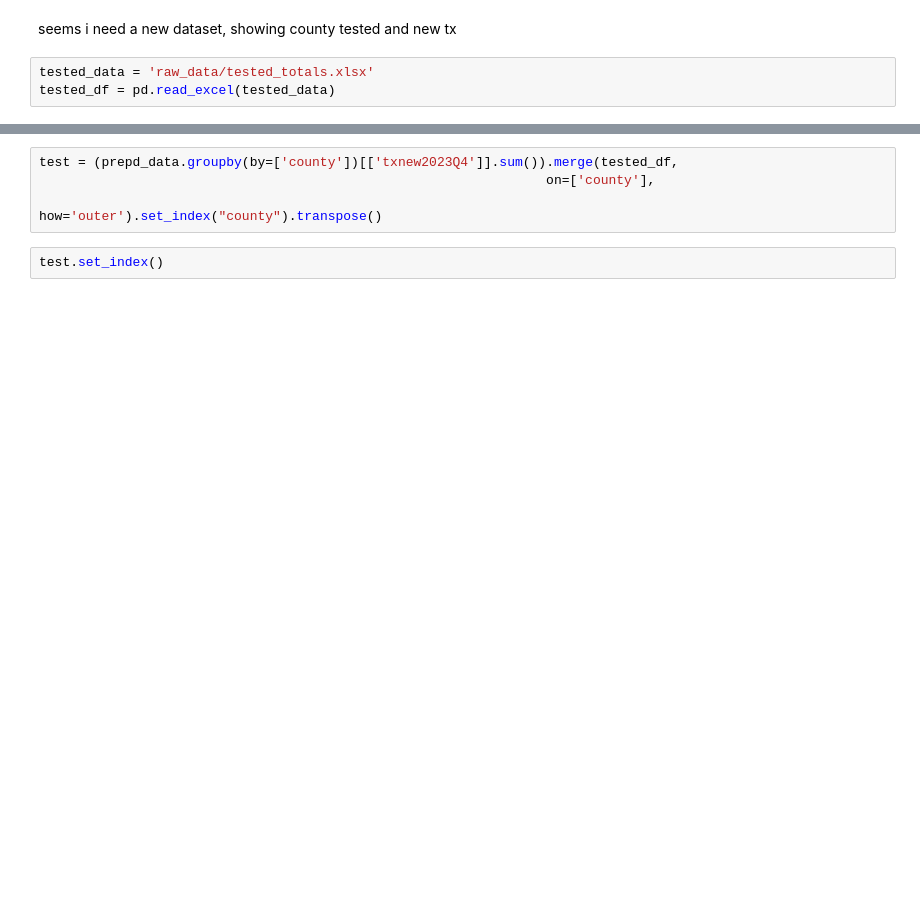
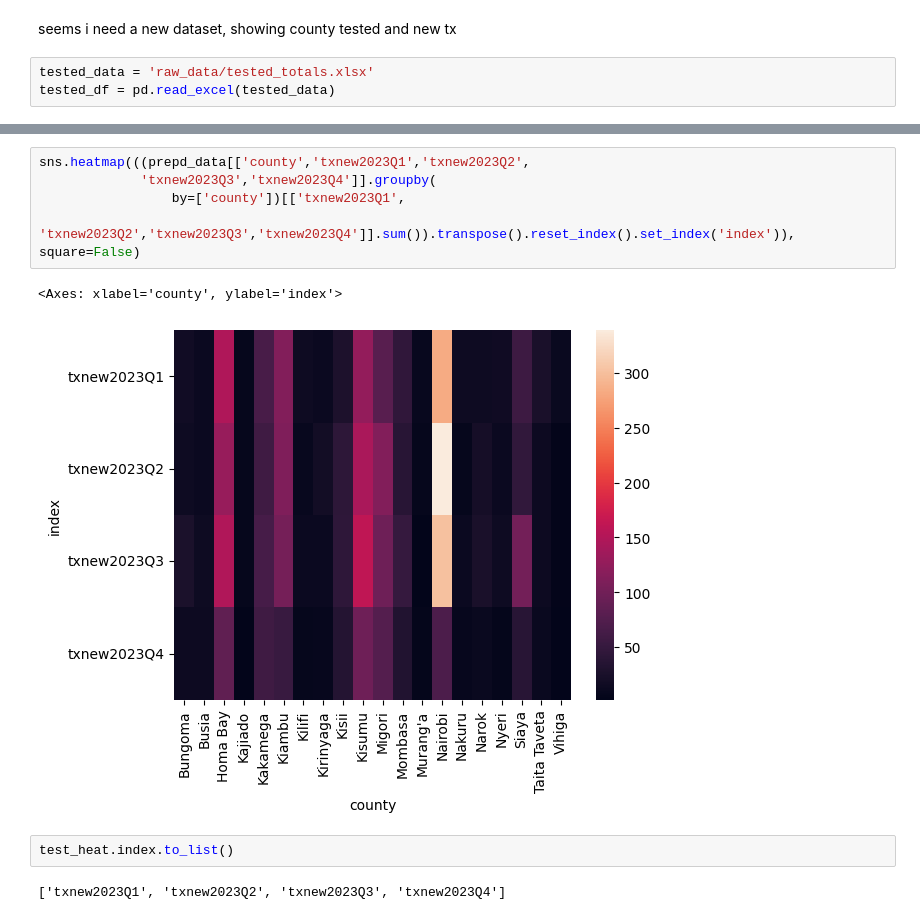
Before and after one commit to WayneNyariroh/wynlb.kccbs_sites_map, a Jupyter notebook: data_prep_cleaning_eda.ipynb, the cells around one changed output, grey strips where cells are left out. Saved outputs shown, nothing was run; the diff lists cells and outputs as text; blank space fills up the shorter version.

```diff
--- a/data_prep_cleaning_eda.ipynb
+++ b/data_prep_cleaning_eda.ipynb
@@ -355,6 +609,12 @@ txnewq + test_yield
-# %%
-test = (prepd_data.groupby(by=['county'])[['txnew2023Q4']].sum()).merge(tested_df,
-                                                                 on=['county'],
-                                                                 how='outer').set_index("county").transpose()
-# %%
-test.set_index()
+# %%
+sns.heatmap(((prepd_data[['county','txnew2023Q1','txnew2023Q2',
+             'txnew2023Q3','txnew2023Q4']].groupby(
+                 by=['county'])[['txnew2023Q1',
+                                 'txnew2023Q2','txnew2023Q3','txnew2023Q4']].sum()).transpose().reset_index().set_index('index')), square=False)
+# %% [output]
+<Axes: xlabel='county', ylabel='index'>
+[figure, added]
+# %%
+test_heat.index.to_list()
+# %% [output]
+['txnew2023Q1', 'txnew2023Q2', 'txnew2023Q3', 'txnew2023Q4']
```
Also changed, not shown: parts of 46 cells of this notebook, 5 other files.
